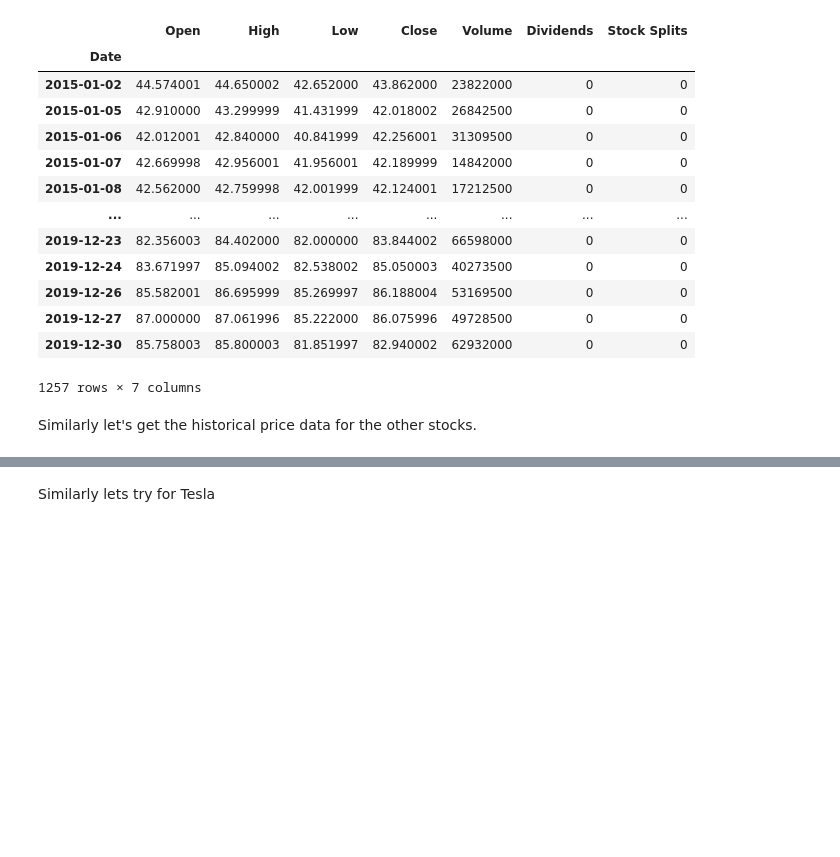
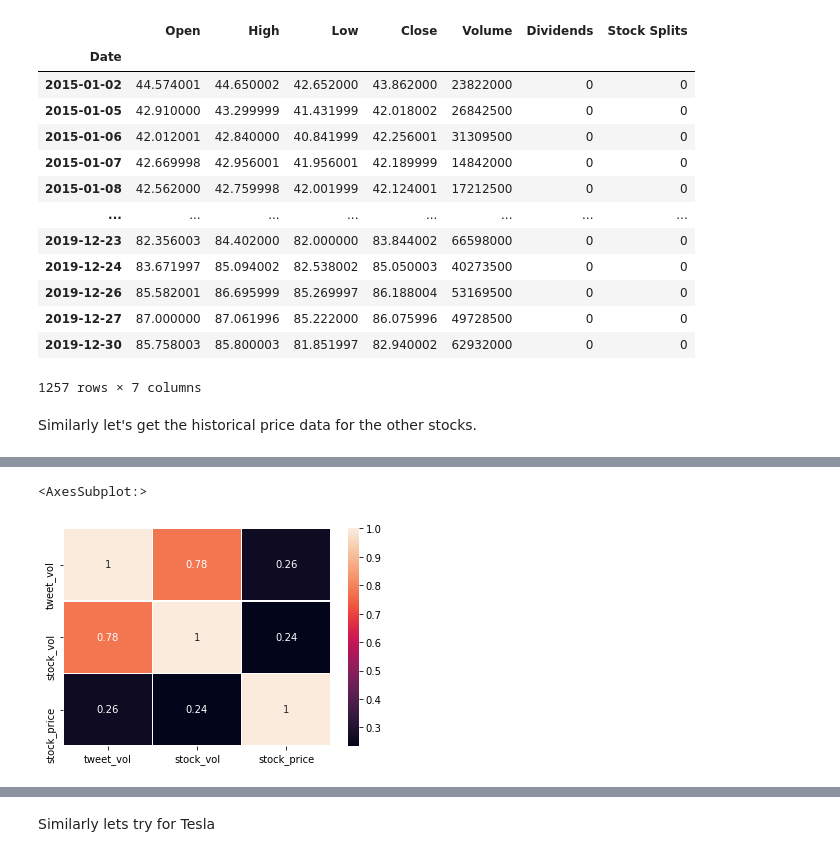
Before and after one commit to balaji-2021/Capstone2, a Jupyter notebook: Stock_sentiment_analysis_data_wrangling.ipynb, the cells around one changed output, grey strips where cells are left out. Saved outputs shown, nothing was run; the diff lists cells and outputs as text; code cells hidden in the pictures; blank space fills up the shorter version.

```diff
--- a/Stock_sentiment_analysis_data_wrangling.ipynb
+++ b/Stock_sentiment_analysis_data_wrangling.ipynb
@@ -271,0 +321,6 @@ msft = tweet_combined[tweet_combined['ticker_symbol'] == 'MSFT']
+# %%
+plt.figure(figsize=(6, 4))
+sns.heatmap(df_tsla.corr(),annot=True,linewidths=.5)
+# %% [output]
+<AxesSubplot:>
+[figure, added]
```
Also changed, not shown: parts of 23 cells of this notebook.
